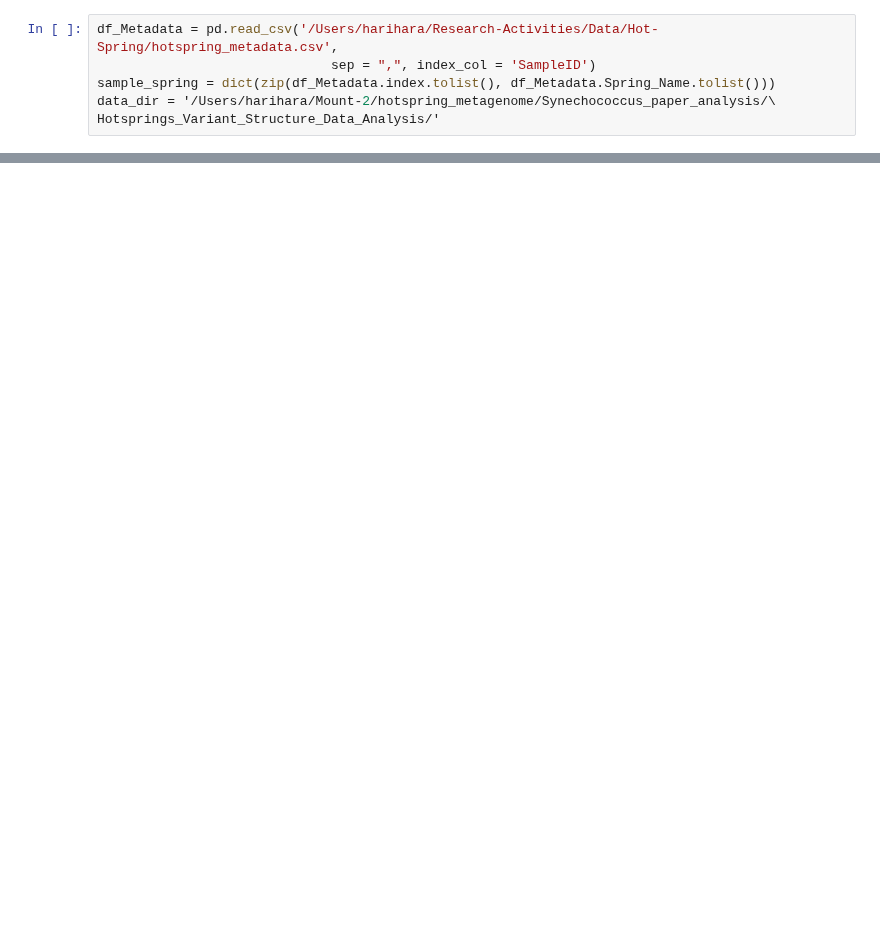
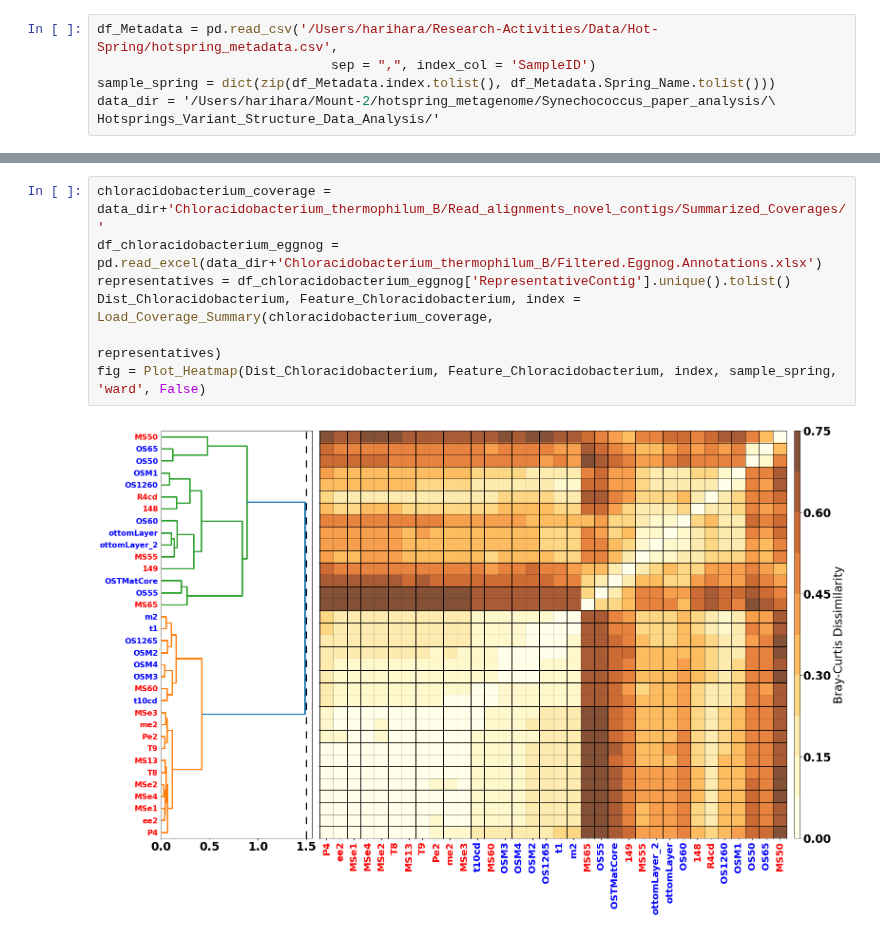
Before and after one commit to hsmurali/Hot_Springs_Analysis, a Jupyter notebook: Scripts/Strain-Analysis/Synechococcus_Paper/Cluster_Novel_Segments_Across_Samples/Cluster_Presence_Absence_Matrix_Novel_Contigs.ipynb, the cells around one changed output, grey strips where cells are left out. Cells and saved outputs as stored; diff of their text form; blank space fills up the shorter version.

```diff
--- a/Scripts/Strain-Analysis/Synechococcus_Paper/Cluster_Novel_Segments_Across_Samples/Cluster_Presence_Absence_Matrix_Novel_Contigs.ipynb
+++ b/Scripts/Strain-Analysis/Synechococcus_Paper/Cluster_Novel_Segments_Across_Samples/Cluster_Presence_Absence_Matrix_Novel_Contigs.ipynb
@@ -137,0 +151,9 @@ fig = Plot_Heatmap(Dist_All, index, sample_spring)
+# %%
+chloracidobacterium_coverage = data_dir+'Chloracidobacterium_thermophilum_B/Read_alignments_novel_contigs/Summarized_Coverages/'
+df_chloracidobacterium_eggnog = pd.read_excel(data_dir+'Chloracidobacterium_thermophilum_B/Filtered.Eggnog.Annotations.xlsx')
+representatives = df_chloracidobacterium_eggnog['RepresentativeContig'].unique().tolist()
+Dist_Chloracidobacterium, Feature_Chloracidobacterium, index = Load_Coverage_Summary(chloracidobacterium_coverage,
+                                                                                     representatives)
+fig = Plot_Heatmap(Dist_Chloracidobacterium, Feature_Chloracidobacterium, index, sample_spring, 'ward', False)
+# %% [output]
+[figure, added]
```
Also changed, not shown: parts of 14 cells of this notebook, 20 other files.
